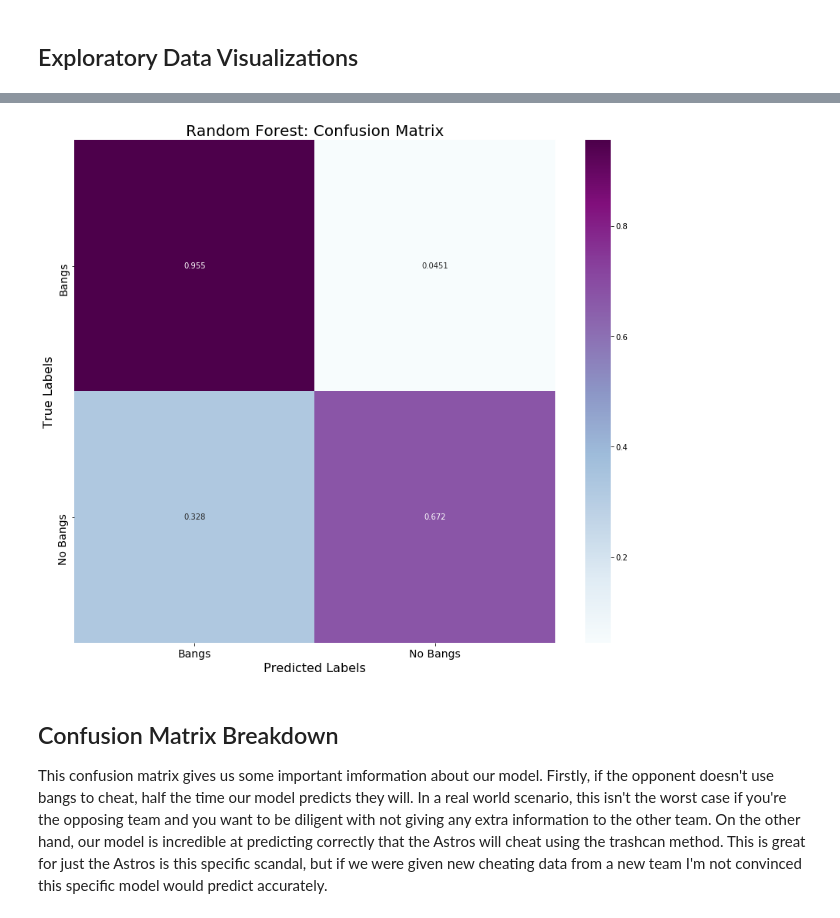
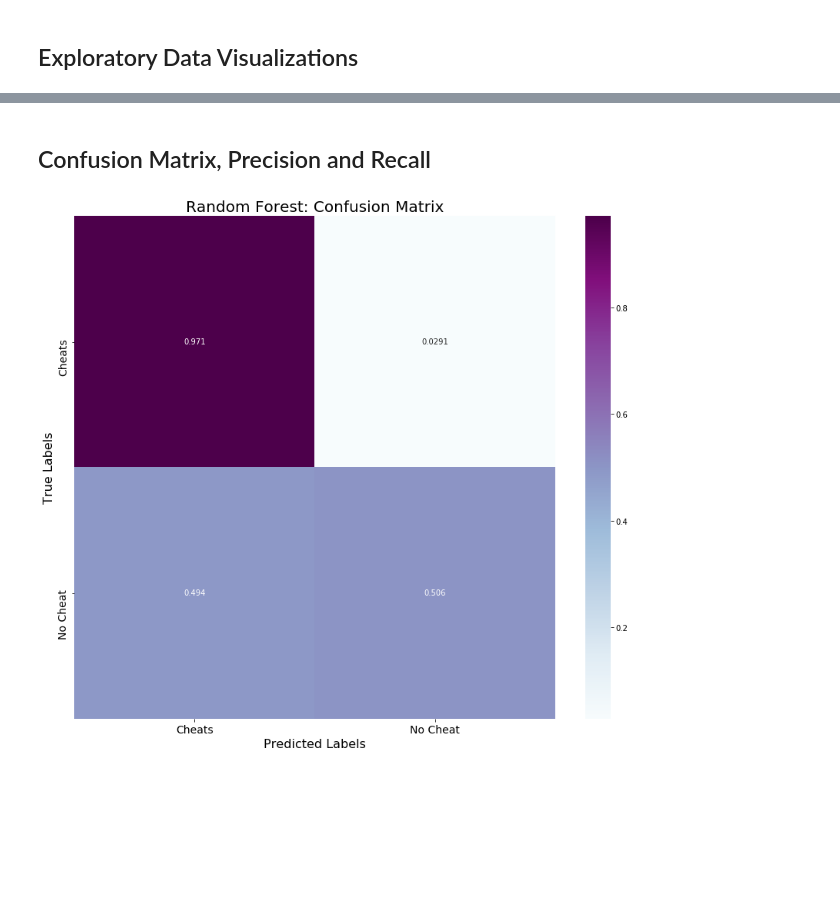
Before and after one commit to mtoce/Build2-Project, a Jupyter notebook: build2project.ipynb, the cells around one changed output, grey strips where cells are left out. Saved outputs shown, nothing was run; the diff lists cells and outputs as text; code cells hidden in the pictures; blank space fills up the shorter version.

```diff
--- a/build2project.ipynb
+++ b/build2project.ipynb
@@ -137,11 +115,14 @@ def feature_engineering(X):
        'Bunt Groundout', 'Bunt Pop Out']
 
   # define new features for batter's -At Bat- outcome (AB)
+  X['runners_on_base'] = X['on_1b'] + X['on_2b'] + X['on_3b']
   X['batter_hit'] = X['at_bat_event'].isin(hit_list)
   X['batter_base'] = X['at_bat_event'].isin(obp_list)
+  X['batter_out'] = X['at_bat_event'].isin(out_list)
   # replace
   X['batter_hit'] = X['batter_hit'].replace({True: 1, False: 0})
   X['batter_base'] = X['batter_base'].replace({True: 1, False: 0})
+  X['batter_out'] = X['batter_out'].replace({True: 1, False: 0})
   return X
 
 df = feature_engineering(df)
@@ -263,11 +327,11 @@ rf_search = RandomizedSearchCV(
     scoring='roc_auc',
     verbose=0,
     return_train_score=True,
+    random_state=17,
     n_jobs=-1
 )
 
 # Fit both models
-#log.fit(X_train, y_train)
 logcv.fit(X_train, y_train)
 rf_search.fit(X_train, y_train)
 # %% [output]
@@ -409,9 +436,0 @@ at_bat_event
-# %%
-# Plot feature importances
-plt.figure()
-plt.rcParams["figure.figsize"] = (20, 10)
-plt.title("Feature Importances")
-plt.bar(range(len(indices)), importances[indices], color='red', yerr=std[indices], align="center")
-plt.xticks(range(len(indices)), X.columns[indices])
-plt.xlim([-1, len(indices)])
-plt.show()
@@ -450,0 +439,3 @@ weighted avg       0.76      0.77      0.77      1572
+# %%
+# needs to be in separate code cell from block below or won't work properly
+plt.rcParams['figure.figsize'] = (25, 15)
@@ -451,23 +458,22 @@ weighted avg       0.76      0.77      0.77      1572
+# %% [markdown]
+## Confusion Matrix, Precision and Recall
 # %%
 import seaborn as sns
 
 cm = confusion_matrix(y_test, y_pred)
-cm = cm.astype('float') / cm.sum(axis=1)[:, np.newaxis]
+cm_norm = cm.astype('float') / cm.sum(axis=1)[:, np.newaxis]
 
 fig, ax = plt.subplots(figsize=(14,12))    # Sample figsize in inches
-sns.heatmap(cm, annot=True, ax = ax, fmt='.3g', cmap="BuPu"); #annot=True to annotate cells
-labels = ['Bangs', 'No Bangs']
+sns.heatmap(cm_norm, annot=True, ax = ax, fmt='.3g', cmap="BuPu"); #annot=True to annotate cells
+labels = ['Cheats', 'No Cheat']
 # opp_labels = ['Passed Inspection', 'Failed Inspection']
 # labels, title and ticks
 ax.set_xlabel('Predicted Labels', color='k', size=16)
 ax.set_ylabel('True Labels', color='k', size=16)
 ax.set_title('Random Forest: Confusion Matrix', color='k', size=20)
 ax.xaxis.set_ticklabels(labels, color='k', size=14)
 ax.yaxis.set_ticklabels(labels, color='k', size=14)
-plt.savefig('cmatrix.png')
+#plt.savefig('cmatrix.png')
+plt.show()
 # %% [output]
-[figure, old version]
+[figure, new version]
-# %% [markdown]
-## Confusion Matrix Breakdown
-
-This confusion matrix gives us some important imformation about our model. Firstly, if the opponent doesn't use bangs to cheat, half the time our model predicts they will. In a real world scenario, this isn't the worst case if you're the opposing team and you want to be diligent with not giving any extra information to the other team. On the other hand, our model is incredible at predicting correctly that the Astros will cheat using the trashcan method. This is great for just the Astros is this specific scandal, but if we were given new cheating data from a new team I'm not convinced this specific model would predict accurately.
```
Also changed, not shown: parts of 33 cells of this notebook.
